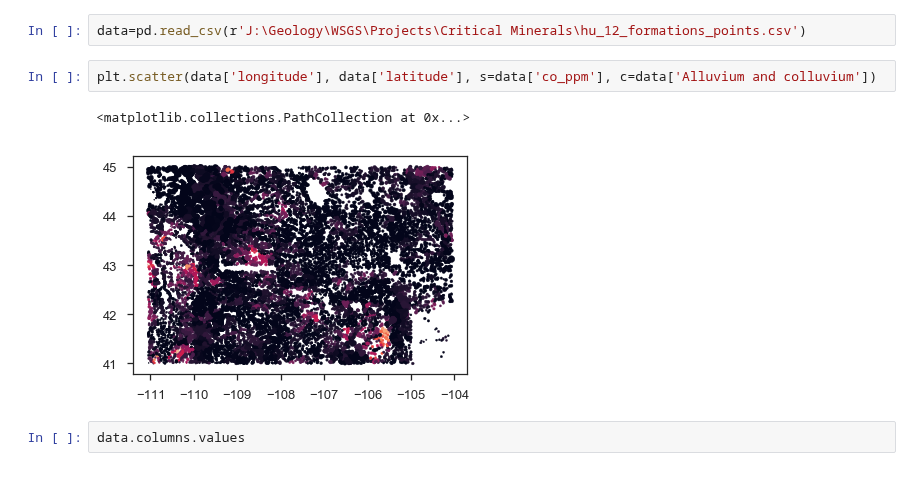
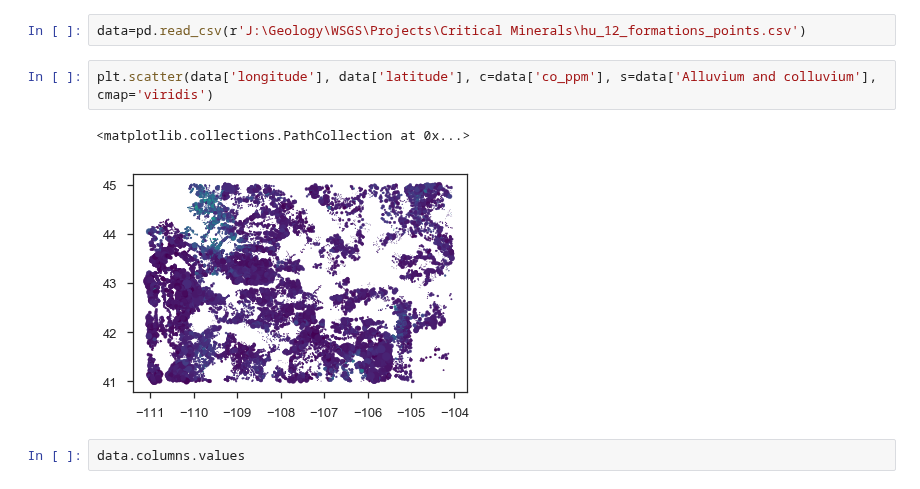
Before and after one commit to jessepisel/criticalandstrategic, a Jupyter notebook: Critical and strategic EDA with formations.ipynb, the cells around one changed output. Cells and saved outputs as stored; diff of their text form.

```diff
--- a/Critical and strategic EDA with formations.ipynb
+++ b/Critical and strategic EDA with formations.ipynb
@@ -9,10 +9,10 @@ import seaborn as sns; sns.set(style='ticks', context='talk')
 # %%
 data=pd.read_csv(r'J:\Geology\WSGS\Projects\Critical Minerals\hu_12_formations_points.csv')
 # %%
-plt.scatter(data['longitude'], data['latitude'], s=data['co_ppm'], c=data['Alluvium and colluvium'])
+plt.scatter(data['longitude'], data['latitude'], c=data['co_ppm'], s=data['Alluvium and colluvium'], cmap='viridis')
 # %% [output]
 <matplotlib.collections.PathCollection at 0x...>
-[figure, old version]
+[figure, new version]
 # %%
 data.columns.values
 # %% [output]
```
Also changed, not shown: parts of 5 cells of this notebook, 1 other file.
